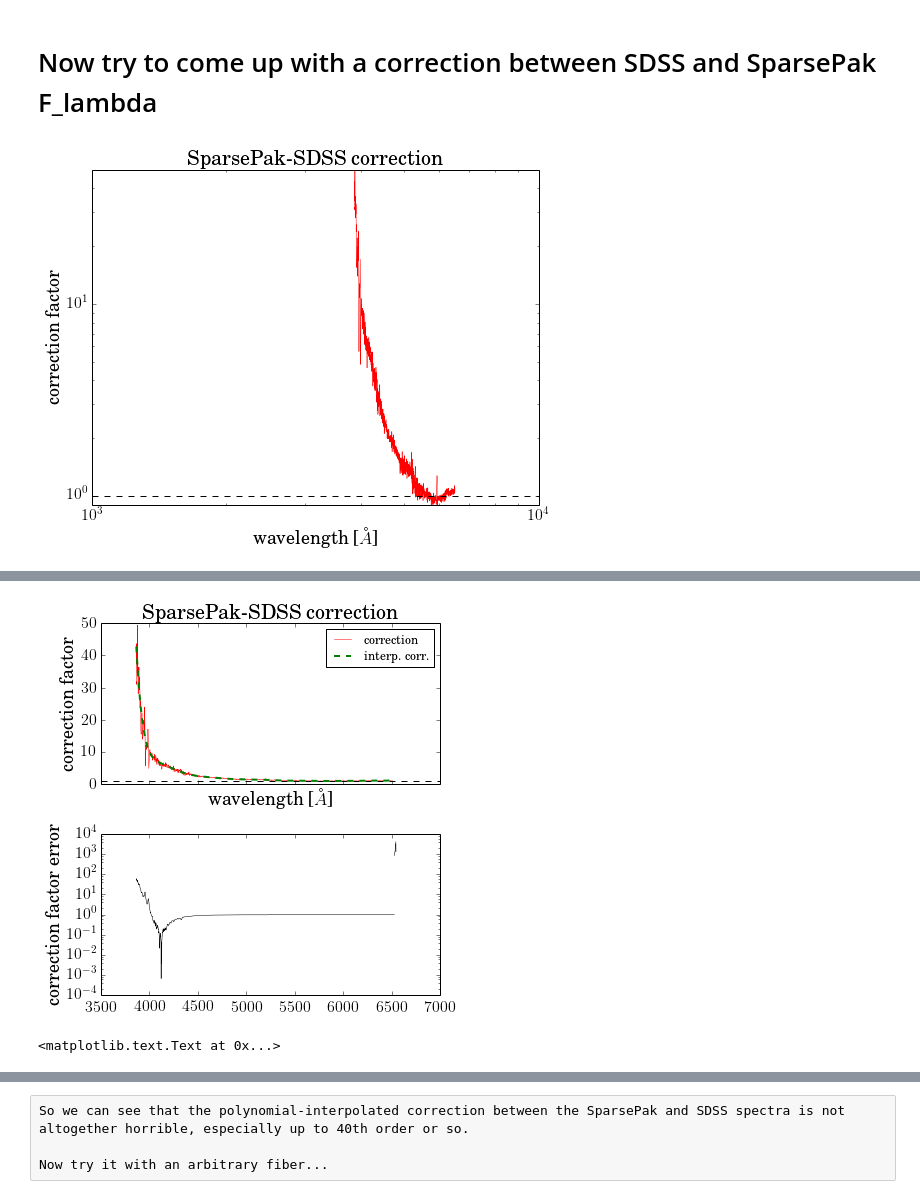
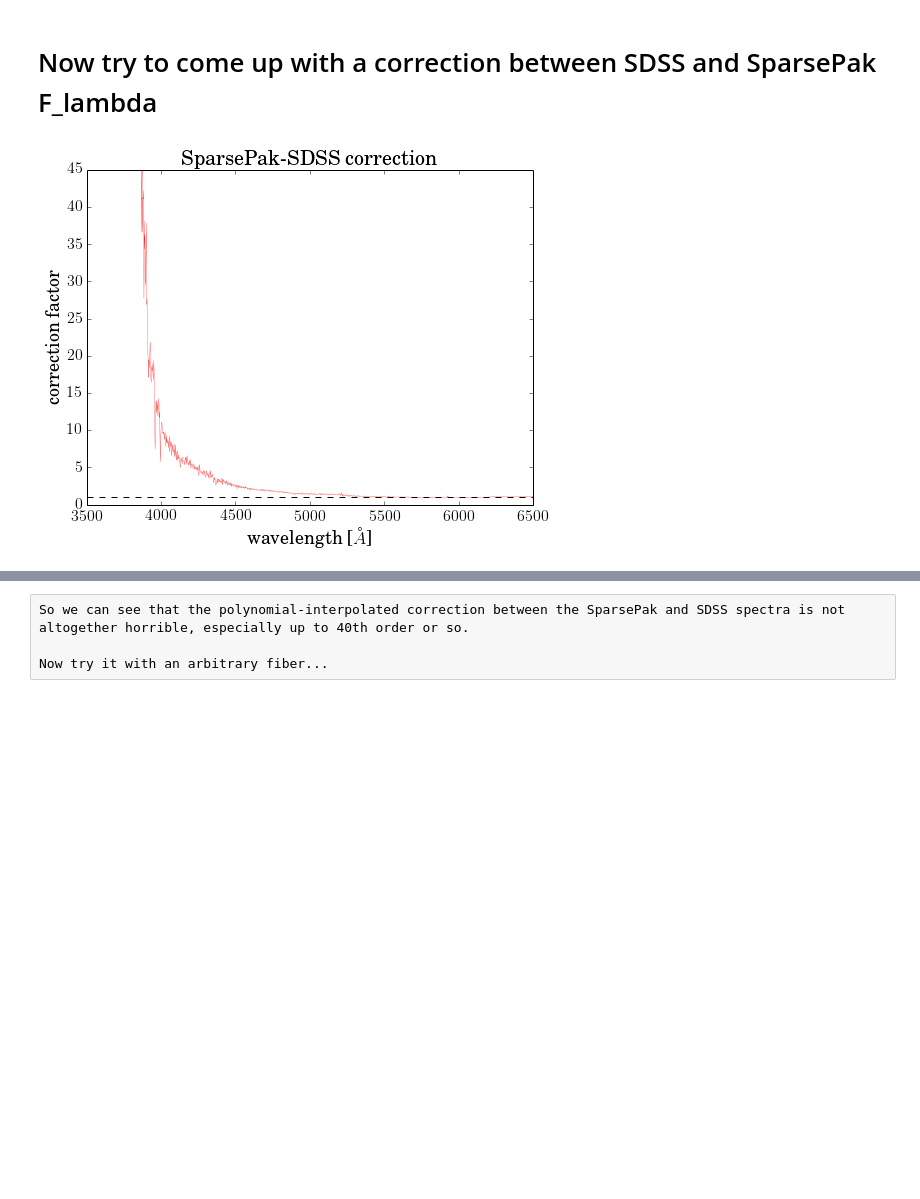
Before and after one commit to zpace/SparsePak-SFH, a Jupyter notebook: spectra_NGC2558.ipynb, the cells around one changed output, grey strips where cells are left out. Saved outputs shown, nothing was run; the diff lists cells and outputs as text; code cells hidden in the pictures; blank space fills up the shorter version.

```diff
--- a/spectra_NGC2558.ipynb
+++ b/spectra_NGC2558.ipynb
@@ -406,16 +406,21 @@ a = 9.6e4 #cm^2
 dl = 1.4
 z_sdss = .0105 # real z is .017?????
 
-wavelength = np.linspace(CRVAL1, CRVAL1 + CDELT1 * NAXIS1, NAXIS1, endpoint = True )
+im=fits.open(objname + '.msobj.fits')
+NAXIS1 = im[0].header['NAXIS1']
+CRVAL1 = im[0].header['CRVAL1']
+CDELT1 = im[0].header['CDELT1']
+
+wavelength = np.linspace(CRVAL1, CRVAL1 + CDELT1 * NAXIS1, NAXIS1, endpoint = True ) / (1 + z_sdss)
 
 fig = plt.figure(figsize=(12,6), dpi=200)
 im=fits.open(objname + '.msobj.fits')
 ifu=im[0].data
-plt.plot(wavelength / (1 + z_sdss), 1e17 * h*c/( (wavelength) * dl * t * a ) * ifu[i], label = 'Original', linewidth = 0.5)
+plt.plot(wavelength, 1e17 * h*c/( (wavelength) * dl * t * a ) * ifu[i], label = 'Original', linewidth = 0.5)
 
-plt.plot(wavelength / (1 + z_sdss), 1e17 * h*c/( (wavelength) * dl * t * a ) * (ifu / np.delete(np.asarray(fiberflat[0].data), skyfibers, axis = 0))[i], label = 'Division-corrected', linewidth = 0.5)
+plt.plot(wavelength, 1e17 * h*c/( (wavelength) * dl * t * a ) * (ifu / np.delete(np.asarray(fiberflat[0].data), skyfibers, axis = 0))[i], label = 'Division-corrected', linewidth = 0.5)
 
-plt.plot(wavelength / (1 + z_sdss), 1e17 * h*c/( (wavelength) * dl * t * a ) * (ifu * np.delete(row_mult, skyfibers, axis = 0))[i], label = 'Interpolation-corrected', linewidth = 0.5)
+plt.plot(wavelength, 1e17 * h*c/( (wavelength) * dl * t * a ) * (ifu * np.delete(row_mult, skyfibers, axis = 0))[i], label = 'Interpolation-corrected', linewidth = 0.5)
 
 from astroML.datasets import fetch_sdss_spectrum
 plate = 1615
@@ -437,72 +442,37 @@ plt.title('SED for ' + objname, size = 18)
 # %%
 from astroML.datasets import fetch_sdss_spectrum
 plate = 1615
 mjd = 53166
 fiber = 513
 spec = fetch_sdss_spectrum(plate, mjd, fiber)
+z_sdss = .00975
 
-i = 47
+im=fits.open(objname + '.msobj.fits')
+NAXIS1 = im[0].header['NAXIS1']
+CRVAL1 = im[0].header['CRVAL1']
+CDELT1 = im[0].header['CDELT1']
+
+i = 47 #this MUST be the central galaxy fiber, or else this gets really messy
 sparsepak_spectrum = 1e17 * h*c/( (wavelength) * dl * t * a ) * (ifu * np.delete(row_mult, skyfibers, axis = 0))[i]
 sparsepak_wavelength = np.linspace(CRVAL1, CRVAL1 + CDELT1 * NAXIS1, NAXIS1, endpoint = True )/(1+z_sdss)
 sdss_spectrum = spec.spectrum/(np.max(spec.spectrum)/np.percentile(1e17 * h*c/( (wavelength) * dl * t * a ) * (ifu * np.delete(row_mult, skyfibers, axis = 0))[i], 98.))
 sdss_wavelength = spec.wavelength()
-fibersize_sdss = 3. #arcseconds in diameter
 
 fig = plt.figure(figsize = (8,6), dpi = 400)
-#first cut SDSS spectrum to the same scale as the SparsePak, and interp it
+#first cut SDSS spectrum to the same scale as the SparsePak, and linear-interp it
 sdss_spectrum_interp = np.interp(sparsepak_wavelength[sparsepak_wavelength < 6500.], sdss_wavelength, sdss_spectrum)
-plt.plot(sparsepak_wavelength[sparsepak_wavelength < 6500.], sdss_spectrum_interp/sparsepak_spectrum[sparsepak_wavelength < 6500.], color = 'r', linewidth = 0.5)
+#now construct a correction array btwn SDSS and SparsePak
+corr_arr = sdss_spectrum_interp/sparsepak_spectrum[sparsepak_wavelength < 6500.]
+plt.plot(sparsepak_wavelength[sparsepak_wavelength < 6500.], corr_arr, color = 'r', linewidth = 0.25)
 plt.axhline(1., linestyle = '--', color = 'k')
 
-plt.yscale('log')
-plt.xscale('log')
-#plt.xlim([3800., 7000.])
-plt.ylim([0.9, 50])
-plt.tick_params(axis='both', which='major', labelsize=16)
+#plt.yscale('log')
+#plt.xscale('log')
+#plt.ylim([0.9, 50])
 plt.tick_params(axis='both', which='major', labelsize=16)
 plt.xlabel('wavelength [$\AA$]', size = 18)
 plt.ylabel('correction factor', size = 18)
 plt.title('SparsePak-SDSS correction', size = 20)
 plt.show()
-
-#====
-
-f, ax = plt.subplots(2, figsize = (6, 6), sharex=True)
-#first cut SDSS spectrum to the same scale as the SparsePak, and interp it
-sdss_spectrum_interp = np.interp(sparsepak_wavelength[sparsepak_wavelength < 6500.], sdss_wavelength, sdss_spectrum)
-ax[0].plot(sparsepak_wavelength[sparsepak_wavelength < 6500.], sdss_spectrum_interp/sparsepak_spectrum[sparsepak_wavelength < 6500.], color = 'r',
-         linewidth = 0.5, label = 'correction')
-ax[0].axhline(1., linestyle = '--', color = 'k')
-
-corr_poly = np.polyfit(sparsepak_wavelength[sparsepak_wavelength < 6500.], sdss_spectrum_interp/sparsepak_spectrum[sparsepak_wavelength < 6500.], 50)
-ax[0].plot(sparsepak_wavelength[sparsepak_wavelength < 6500.], np.polyval(corr_poly, sparsepak_wavelength[sparsepak_wavelength < 6500.]), color = 'g',
-         linewidth = 2., linestyle = '--', label = 'interp. corr.')
-
-ax[0].legend(loc = 'best')
-
-#plt.yscale('log')
-#plt.xscale('log')
-#plt.xlim([3800., 7000.])
-#plt.ylim([1., 50])
-ax[0].tick_params(axis='both', which='major', labelsize=16)
-ax[0].set_xlabel('wavelength [$\AA$]', size = 18)
-ax[0].set_ylabel('correction factor', size = 18)
-ax[0].set_title('SparsePak-SDSS correction', size = 20)
-
-ax[1].plot(sparsepak_wavelength, np.abs( np.polyval(corr_poly, sparsepak_wavelength) - sparsepak_spectrum ) / sparsepak_spectrum,
-           color = 'k', linewidth = 0.5, label = 'error')
-ax[1].set_ylabel('correction factor error', size = 18)
-ax[1].tick_params(axis='both', which='major', labelsize=16)
-ax[1].set_yscale('log')
-
-plt.tight_layout()
-plt.show()
-
-plt.figure(figsize = (6,6))
-plt.hist(np.log10(np.abs( np.polyval(corr_poly, sparsepak_wavelength[sparsepak_wavelength < 6500.]) - sparsepak_spectrum[sparsepak_wavelength < 6500.] ) /
-         sparsepak_spectrum[sparsepak_wavelength < 6500.]), bins = 20)
-plt.title('SDSS-SparsePak Correction Error', size = 20)
-plt.xlabel('$\log(|F_{\lambda,corr}|-F_{\lambda,0}|/F_{\lambda,0})$', size = 18)
-plt.ylabel('')
 # %% [output]
-[figure, old version]
+[figure, new version]
@@ -511,2 +478,0 @@ WARNING: RankWarning: Polyfit may be poorly conditioned [numpy.lib.polynomial]
-[figure, removed]
-<matplotlib.text.Text at 0x...>
```
Also changed, not shown: parts of 7 cells of this notebook, 1 other file.
